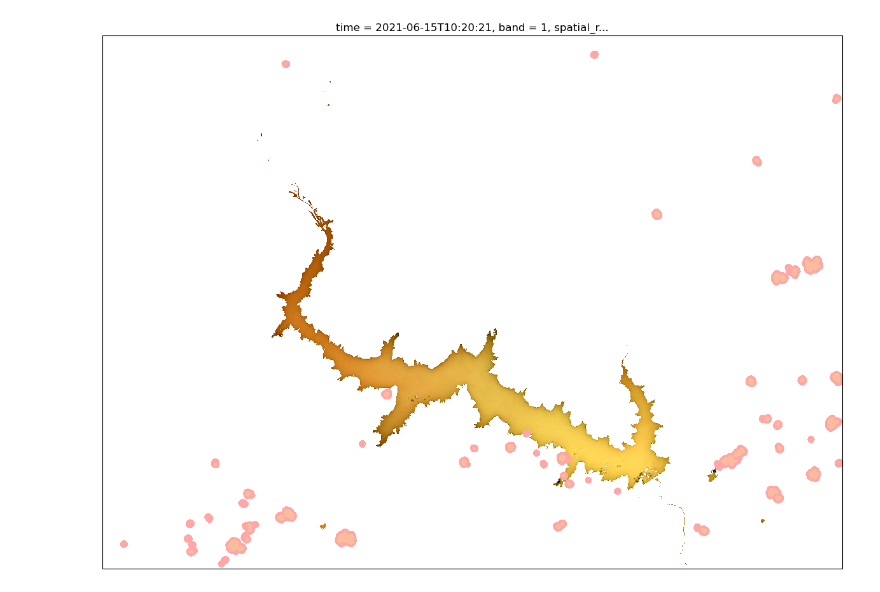
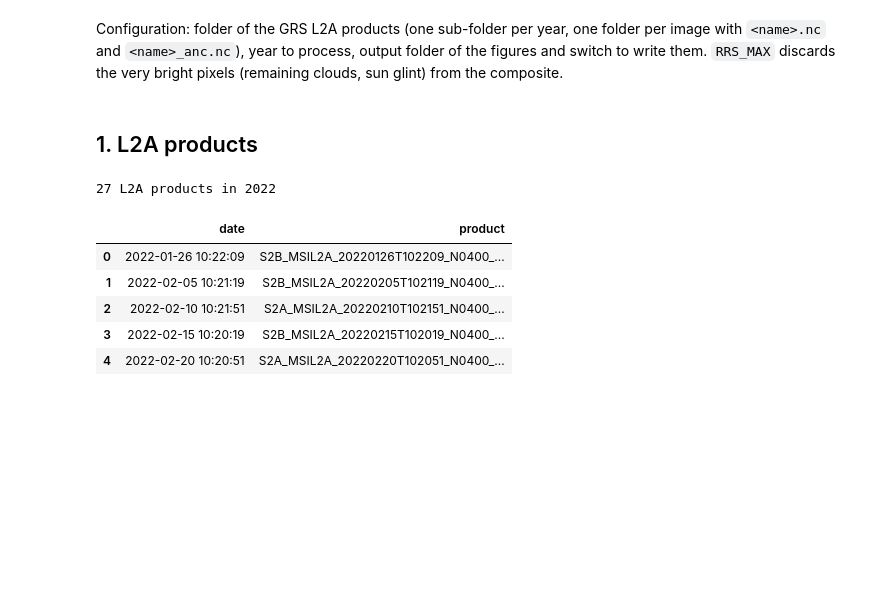
Before and after one commit to Tristanovsk/grstbx, a Jupyter notebook: notebook/case_study/bagre/grstbx_l2a_rgb.ipynb, the cells around one changed output. Saved outputs shown, nothing was run; the diff lists cells and outputs as text; code cells hidden in the pictures; blank space fills up the shorter version.

```diff
--- a/notebook/case_study/bagre/grstbx_l2a_rgb.ipynb
+++ b/notebook/case_study/bagre/grstbx_l2a_rgb.ipynb
@@ -117,30 +40,27 @@ raster = xr.open_dataset(file,decode_coords='all')
-# %%
-
-str_epsg = str(raster.rio.crs)
-zone = str_epsg[-2:]
-is_south = str_epsg[2] == 7
-proj = ccrs.UTM(zone, is_south)
-
-alpha=0.35
-bcmap = mpl.colors.ListedColormap([(0,0,0,0),'khaki'])
-bcmap2 = mpl.colors.ListedColormap([(0,0,0,0),'red'])
-
-plt.figure(figsize=(15,15))
-raster.Rrs.sel(wl=[665,560,490]).where(raster.mask==0).where(raster.Rrs.isel(wl=1)<0.05).plot.imshow(rgb='wl', robust=True,subplot_kws=dict(projection=proj))
-
-# get landmask (third bit)
-bcmap = mpl.colors.ListedColormap([(0,0,0,0),'green'])
-flag_value = 1 << 3
-#((raster.flags & flag_value) != 0).plot.imshow(cmap=bcmap,alpha=alpha,add_colorbar=False)
-# get cloud p06 (second bit)
-bcmap = mpl.colors.ListedColormap([(0,0,0,0),'red'])
-flag_value = int('0010', 2)
-((raster.flags & flag_value) != 0).plot.imshow(cmap=bcmap,alpha=alpha,add_colorbar=False)
-# get cloud p08 (third bit)
-bcmap = mpl.colors.ListedColormap([(0,0,0,0),'khaki'])
-flag_value = int('0100', 2)
-((raster.flags & flag_value) != 0).plot.imshow(cmap=bcmap,alpha=alpha,add_colorbar=False)
-#plt.savefig(opj(figdir,figfile))
-plt.show()
-# %% [output]
-[figure, removed]
+# %% [markdown]
+Configuration: folder of the GRS L2A products (one sub-folder per year, one folder per image with
+`<name>.nc` and `<name>_anc.nc`), year to process, output folder of the figures and switch to write
+them. `RRS_MAX` discards the very bright pixels (remaining clouds, sun glint) from the composite.
+# %%
+L2A_DIR = '/data/satellite/Sentinel-2/projet/robert/L2A'
+YEAR = 2022
+FIG_DIR = '/data/satellite/Sentinel-2/projet/robert/fig_L2A'
+SAVE_FIGURES = False      # True: write one PNG per image in FIG_DIR
+OVERWRITE = False         # True: redraw the figures already written
+RRS_MAX = 0.075           # maximum Rrs(560) of the displayed pixels (sr-1)
+CLOUD_FLAGS = {'cloud_p06': 'red', 'cloud_p08': 'khaki'}   # flags overlaid and their colour
+# %% [markdown]
+## 1. L2A products
+# %%
+files = sorted(glob.glob(opj(L2A_DIR, str(YEAR), 'S2*')), key=lambda f: os.path.basename(f).split('_')[2])
+dates = [pd.to_datetime(os.path.basename(f).split('_')[2]) for f in files]
+print(f'{len(files)} L2A products in {YEAR}')
+pd.DataFrame({'date': dates, 'product': [os.path.basename(f) for f in files]}).head()
+# %% [output]
+27 L2A products in 2022
+|  | date | product |
+| 0 | 2022-01-26 10:22:09 | S2B_MSIL2A_20220126T102209_N0400_... |
+| 1 | 2022-02-05 10:21:19 | S2B_MSIL2A_20220205T102119_N0400_... |
+| 2 | 2022-02-10 10:21:51 | S2A_MSIL2A_20220210T102151_N0400_... |
+| 3 | 2022-02-15 10:20:19 | S2B_MSIL2A_20220215T102019_N0400_... |
+| 4 | 2022-02-20 10:20:51 | S2A_MSIL2A_20220220T102051_N0400_... |
```
Also changed, not shown: parts of 17 cells of this notebook, 12 other files.
